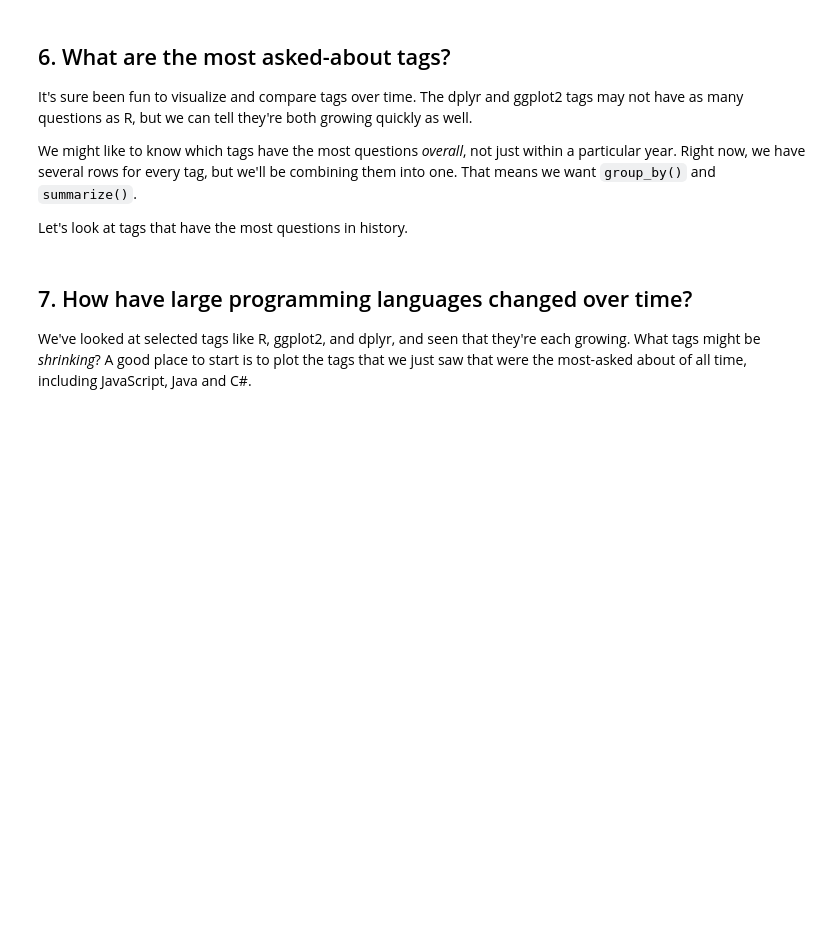
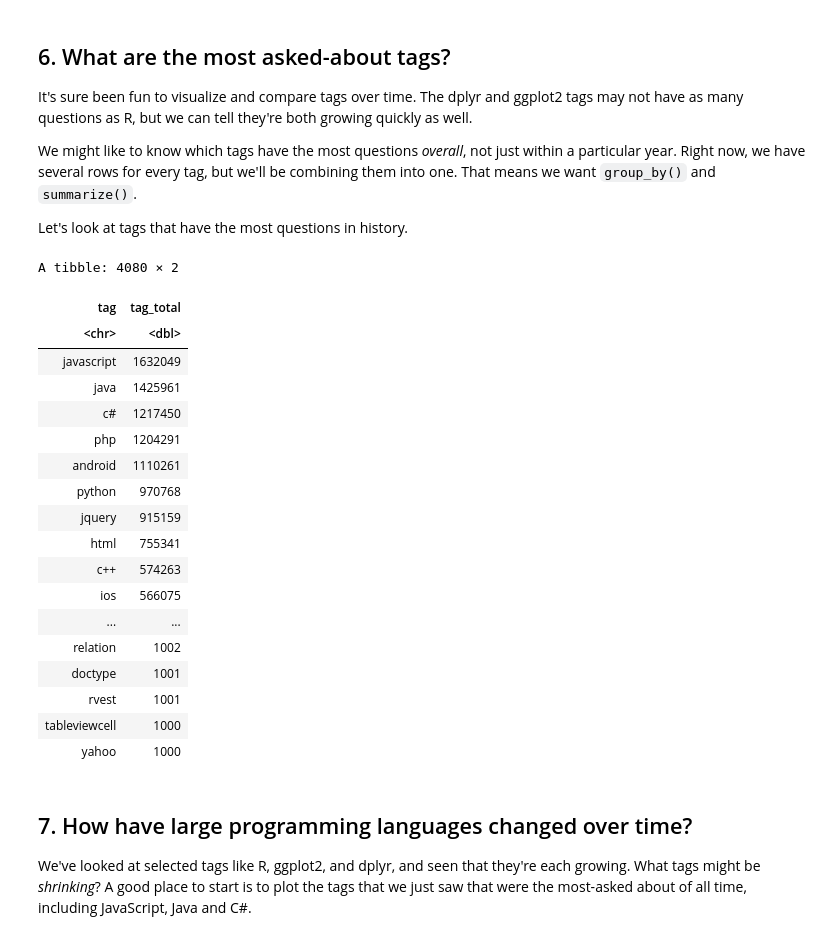
Before and after one commit to JeremyTallant/programming_languages_analysis, a Jupyter notebook: programming_analysis.ipynb, the cells around one changed output. Saved outputs shown, nothing was run; the diff lists cells and outputs as text; code cells hidden in the pictures; blank space fills up the shorter version.

```diff
--- a/programming_analysis.ipynb
+++ b/programming_analysis.ipynb
@@ -143,10 +143,31 @@ ggplot(selected_tags_over_time, aes(x = year, y = fraction, color = tag)) +
 # %%
 # Find total number of questions for each tag
 sorted_tags <- by_tag_year %>%
-# .... YOUR CODE FOR TASK 6 ....
-
+group_by(tag) %>%
+summarize(tag_total = sum(number)) %>%
+arrange(desc(tag_total))
 # Print the new table
-# .... YOUR CODE FOR TASK 6
+sorted_tags
+# %% [output]
+A tibble: 4080 × 2
+| tag | tag_total |
+| <chr> | <dbl> |
+| javascript | 1632049 |
+| java | 1425961 |
+| c# | 1217450 |
+| php | 1204291 |
+| android | 1110261 |
+| python | 970768 |
+| jquery | 915159 |
+| html | 755341 |
+| c++ | 574263 |
+| ios | 566075 |
+| ... | ... |
+| relation | 1002 |
+| doctype | 1001 |
+| rvest | 1001 |
+| tableviewcell | 1000 |
+| yahoo | 1000 |
 # %% [markdown]
 ## 7. How have large programming languages changed over time?
 <p>We've looked at selected tags like R, ggplot2, and dplyr, and seen that they're each growing. What tags might be <em>shrinking</em>? A good place to start is to plot the tags that we just saw that were the most-asked about of all time, including JavaScript, Java and C#.</p>
```
